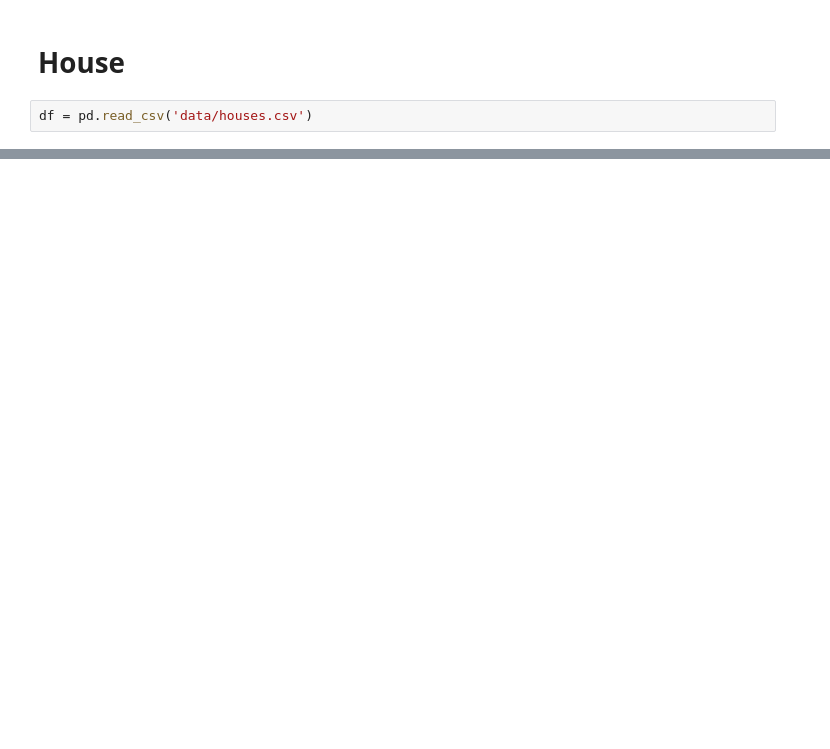
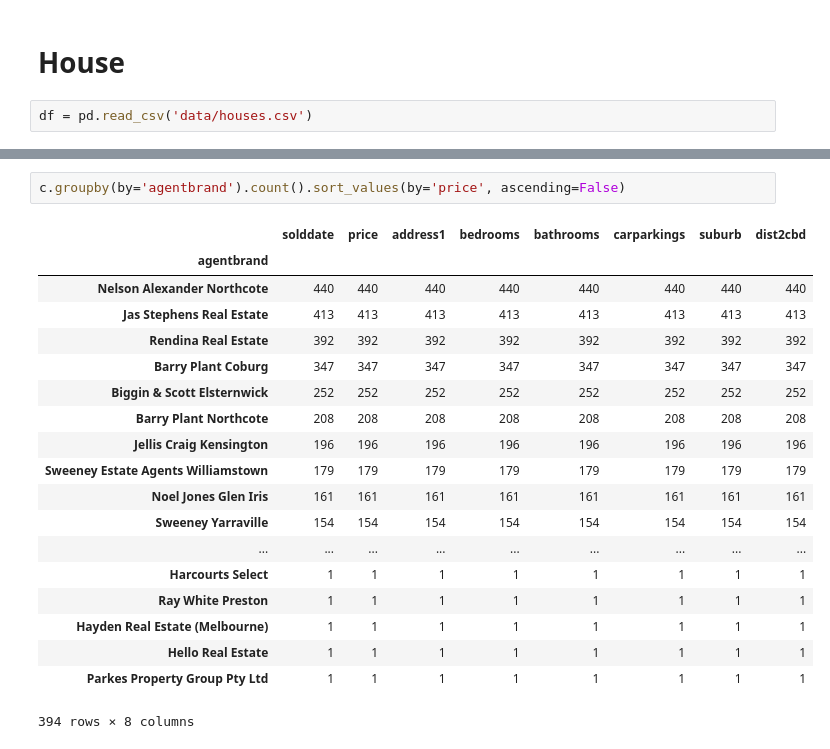
Before and after one commit to alexchen-melbourne/capstone_project, a Jupyter notebook: Capstone_Melbourne_Housing.ipynb, the cells around one changed output, grey strips where cells are left out. Drawn from its saved outputs; the diff is of its cells as text; blank space fills up the shorter version.

```diff
--- a/Capstone_Melbourne_Housing.ipynb
+++ b/Capstone_Melbourne_Housing.ipynb
@@ -34,0 +147,22 @@ df.to_csv('house.csv', index=False)
+# %%
+c.groupby(by='agentbrand').count().sort_values(by='price', ascending=False)
+# %% [output]
+|  | solddate | price | address1 | bedrooms | bathrooms | carparkings | suburb | dist2cbd |
+| agentbrand |  |  |  |  |  |  |  |  |
+| Nelson Alexander Northcote | 440 | 440 | 440 | 440 | 440 | 440 | 440 | 440 |
+| Jas Stephens Real Estate | 413 | 413 | 413 | 413 | 413 | 413 | 413 | 413 |
+| Rendina Real Estate | 392 | 392 | 392 | 392 | 392 | 392 | 392 | 392 |
+| Barry Plant Coburg | 347 | 347 | 347 | 347 | 347 | 347 | 347 | 347 |
+| Biggin & Scott Elsternwick | 252 | 252 | 252 | 252 | 252 | 252 | 252 | 252 |
+| Barry Plant Northcote | 208 | 208 | 208 | 208 | 208 | 208 | 208 | 208 |
+| Jellis Craig Kensington | 196 | 196 | 196 | 196 | 196 | 196 | 196 | 196 |
+| Sweeney Estate Agents Williamstown | 179 | 179 | 179 | 179 | 179 | 179 | 179 | 179 |
+| Noel Jones Glen Iris | 161 | 161 | 161 | 161 | 161 | 161 | 161 | 161 |
+| Sweeney Yarraville | 154 | 154 | 154 | 154 | 154 | 154 | 154 | 154 |
+| ... | ... | ... | ... | ... | ... | ... | ... | ... |
+| Harcourts Select | 1 | 1 | 1 | 1 | 1 | 1 | 1 | 1 |
+| Ray White Preston | 1 | 1 | 1 | 1 | 1 | 1 | 1 | 1 |
+| Hayden Real Estate (Melbourne) | 1 | 1 | 1 | 1 | 1 | 1 | 1 | 1 |
+| Hello Real Estate | 1 | 1 | 1 | 1 | 1 | 1 | 1 | 1 |
+| Parkes Property Group Pty Ltd | 1 | 1 | 1 | 1 | 1 | 1 | 1 | 1 |
+394 rows × 8 columns
```
Also changed, not shown: parts of 24 cells of this notebook, 4 other files.
